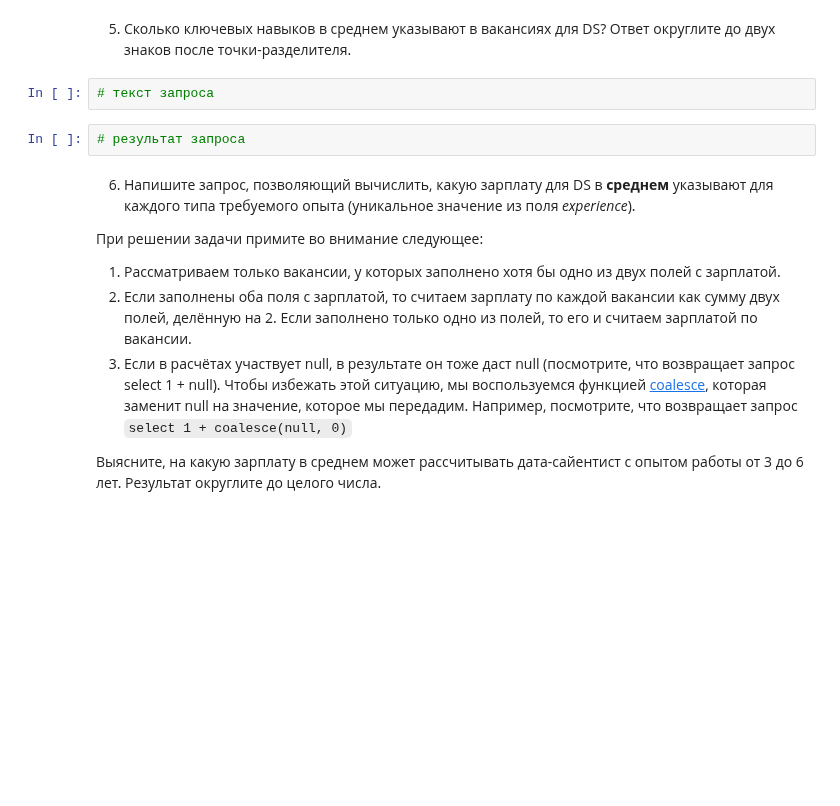
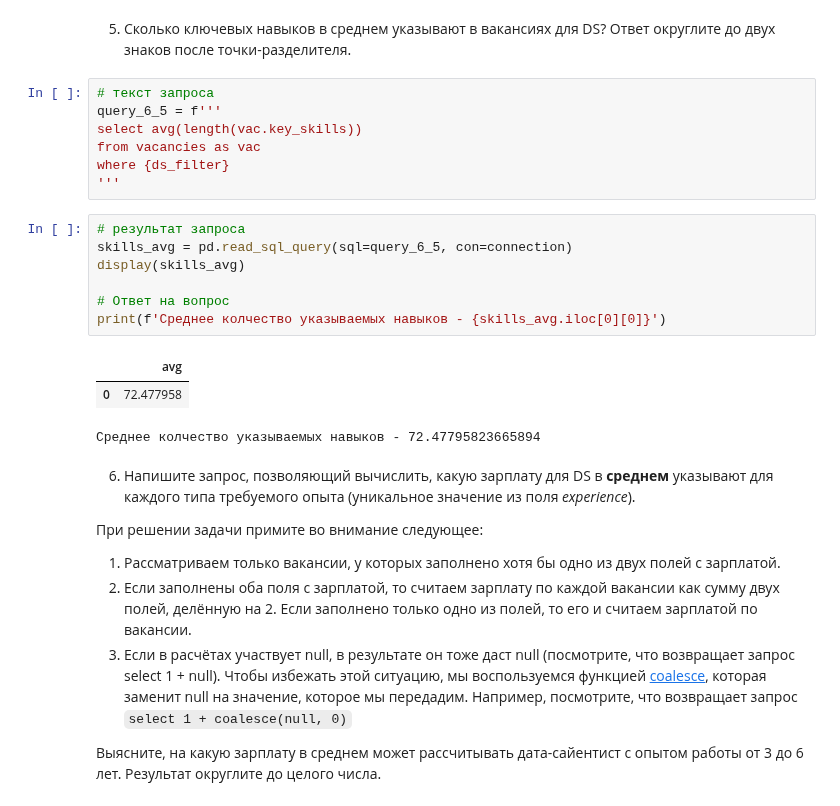
Before and after one commit to SudarickovIlya/SF_DS_Ilya, a Jupyter notebook: Project_2 (sql)/Project_2_Ноутбук_шаблон.ipynb, the cells around one changed output. Saved outputs shown, nothing was run; the diff lists cells and outputs as text; blank space fills up the shorter version.

```diff
--- a/Project_2 (sql)/Project_2_Ноутбук_шаблон.ipynb
+++ b/Project_2 (sql)/Project_2_Ноутбук_шаблон.ipynb
@@ -739,8 +739,22 @@ print(f"Количество людей, владеющих python - {pythonists
 Ответ округлите до двух знаков после точки-разделителя.
 # %%
 # текст запроса
+query_6_5 = f'''
+select avg(length(vac.key_skills))
+from vacancies as vac
+where {ds_filter}
+'''
 # %%
 # результат запроса
+skills_avg = pd.read_sql_query(sql=query_6_5, con=connection)
+display(skills_avg)
+
+# Ответ на вопрос
+print(f'Среднее колчество указываемых навыков - {skills_avg.iloc[0][0]}')
+# %% [output]
+|  | avg |
+| 0 | 72.477958 |
+Среднее колчество указываемых навыков - 72.47795823665894
 # %% [markdown]
 6. Напишите запрос, позволяющий вычислить, какую зарплату для DS в **среднем** указывают для каждого типа требуемого опыта (уникальное значение из поля *experience*).
 
```
